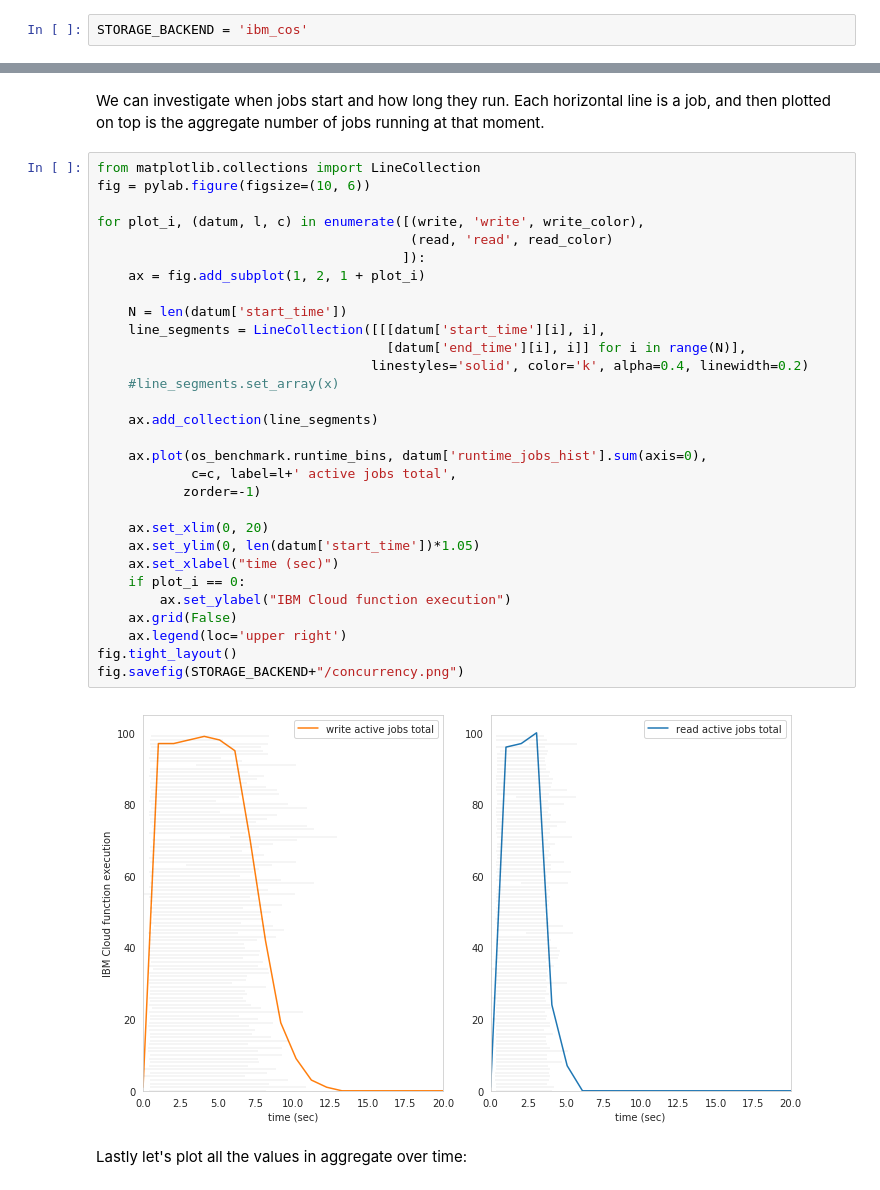
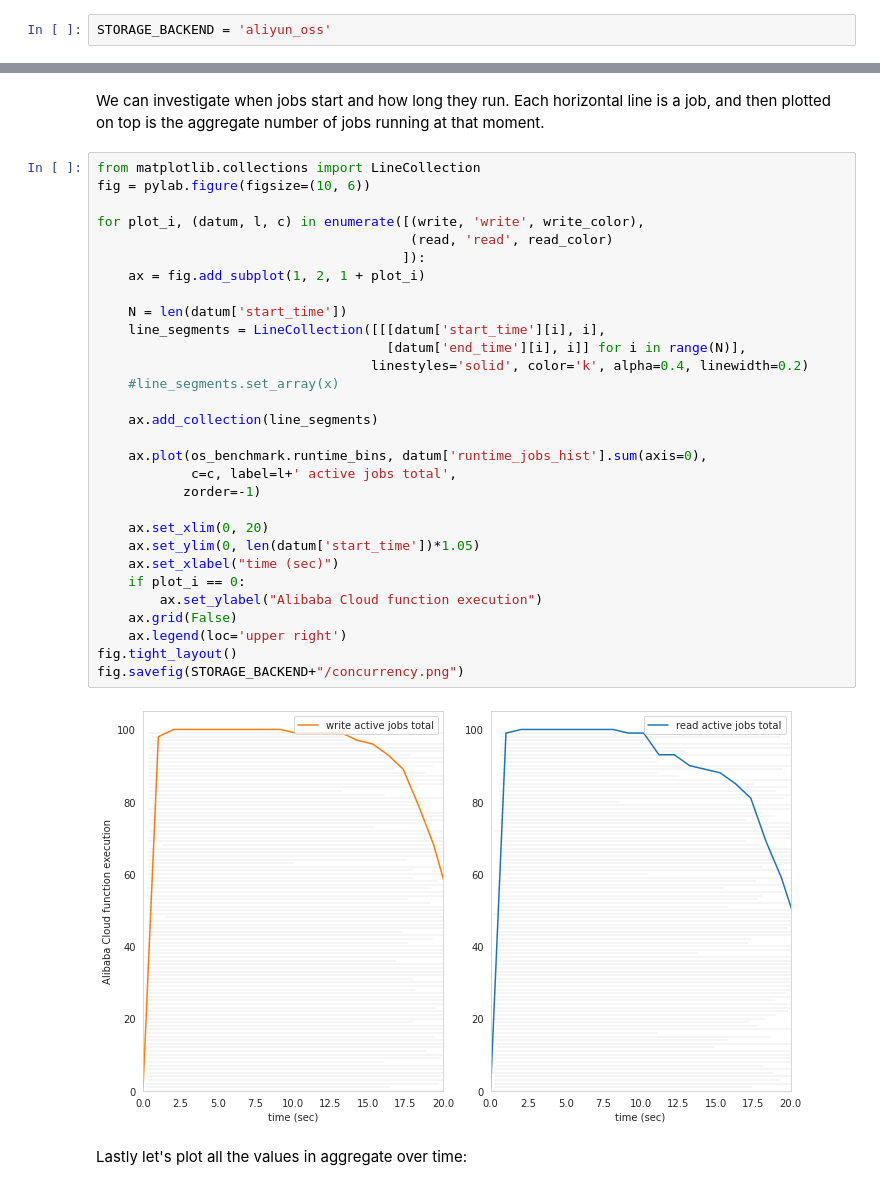
Before and after one commit to ecenurarslan/benchmarks, a Jupyter notebook: object_storage/os_benchmark.ipynb, the cells around one changed output, grey strips where cells are left out. Cells and saved outputs as stored; diff of their text form.

```diff
--- a/object_storage/os_benchmark.ipynb
+++ b/object_storage/os_benchmark.ipynb
@@ -18,4 +18,4 @@ Populating the interactive namespace from numpy and matplotlib
 # %% [markdown]
 **IMPORTANT** - We need to update the STORAGE_BACKEND and the CONTAINER variable with the Object Storage container that has been created for this experiment.
 # %%
-STORAGE_BACKEND = 'ibm_cos'
+STORAGE_BACKEND = 'aliyun_oss'
@@ -67,35 +85,35 @@ We can investigate when jobs start and how long they run. Each horizontal line i
 # %%
 from matplotlib.collections import LineCollection
 fig = pylab.figure(figsize=(10, 6))
 
 for plot_i, (datum, l, c) in enumerate([(write, 'write', write_color),
                                         (read, 'read', read_color)
                                        ]):
     ax = fig.add_subplot(1, 2, 1 + plot_i)
 
     N = len(datum['start_time'])
     line_segments = LineCollection([[[datum['start_time'][i], i],
                                      [datum['end_time'][i], i]] for i in range(N)],
                                    linestyles='solid', color='k', alpha=0.4, linewidth=0.2)
     #line_segments.set_array(x)
 
     ax.add_collection(line_segments)
 
     ax.plot(os_benchmark.runtime_bins, datum['runtime_jobs_hist'].sum(axis=0),
             c=c, label=l+' active jobs total',
            zorder=-1)
 
     ax.set_xlim(0, 20)
     ax.set_ylim(0, len(datum['start_time'])*1.05)
     ax.set_xlabel("time (sec)")
     if plot_i == 0:
-        ax.set_ylabel("IBM Cloud function execution")
+        ax.set_ylabel("Alibaba Cloud function execution")
     ax.grid(False)
     ax.legend(loc='upper right')
 fig.tight_layout()
 fig.savefig(STORAGE_BACKEND+"/concurrency.png")
 # %% [output]
-[figure, old version]
+[figure, new version]
 # %% [markdown]
 Lastly let's plot all the values in aggregate over time:
 # %%
```
Also changed, not shown: parts of 6 cells of this notebook, 12 other files.
